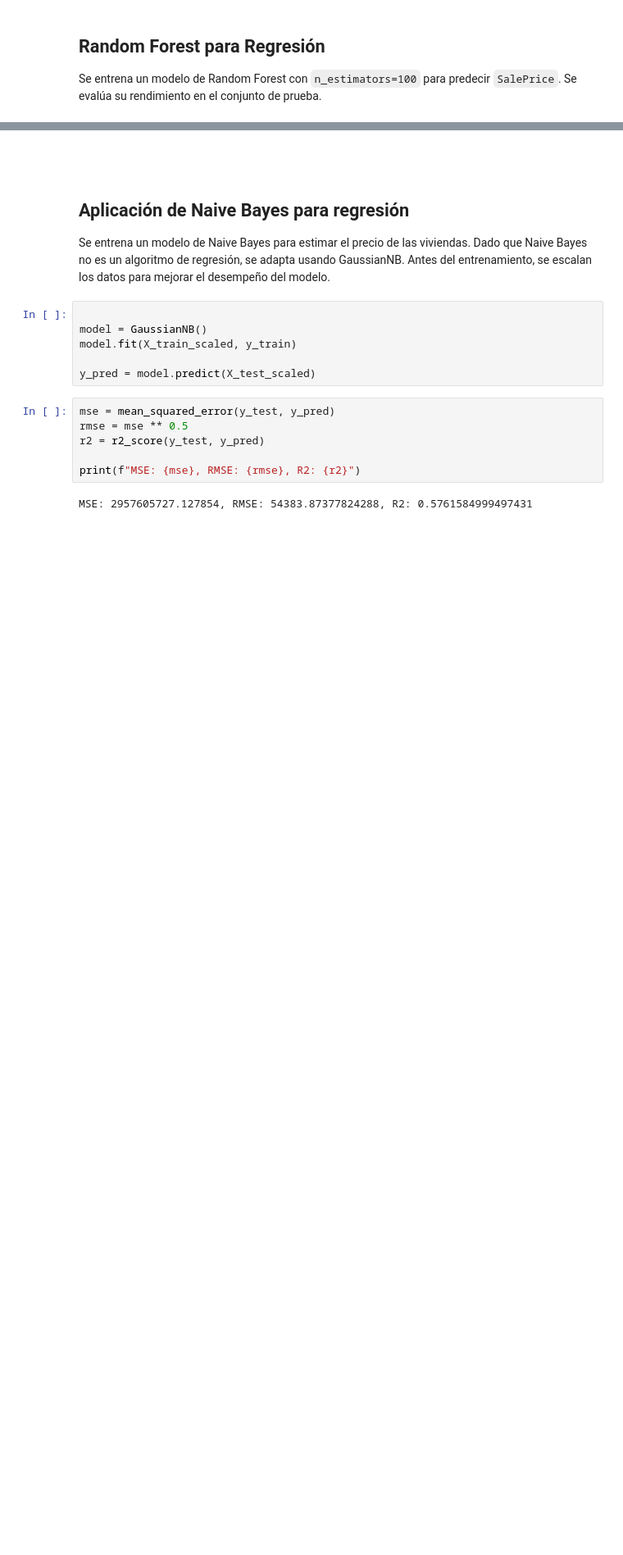
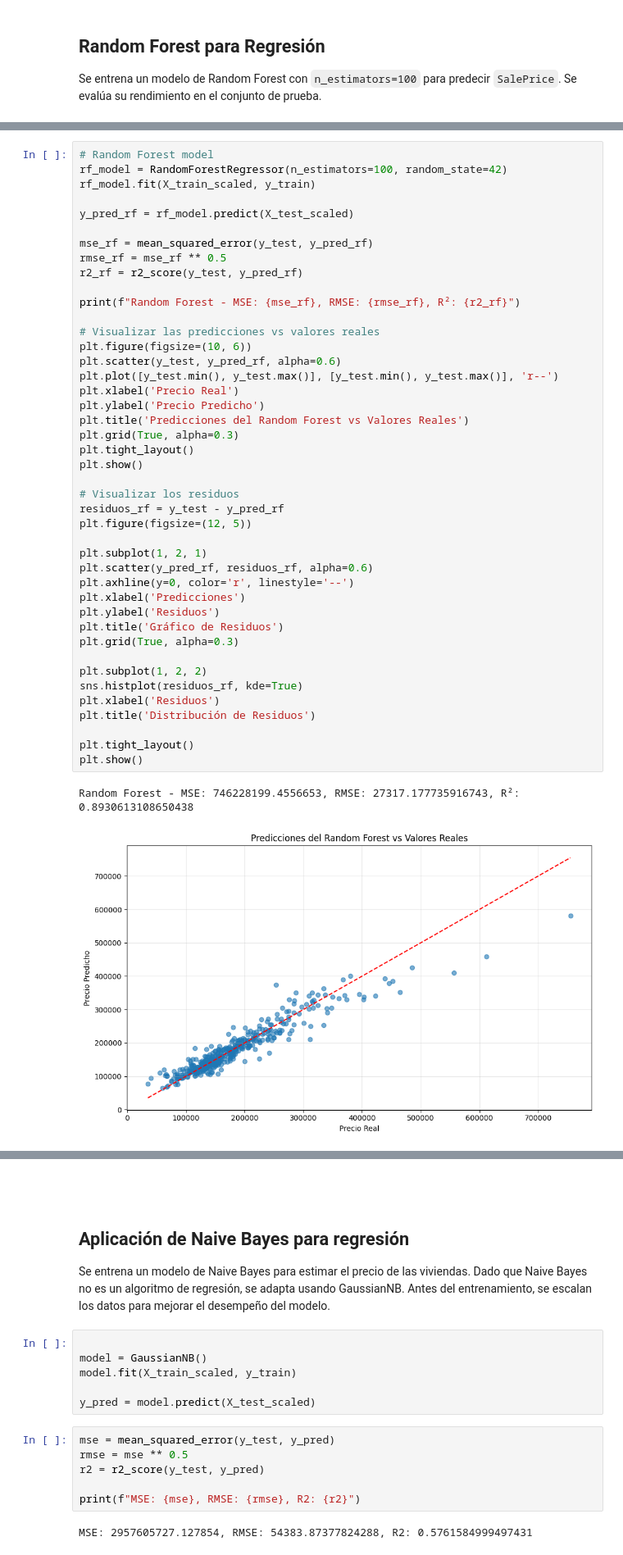
Before and after one commit to Diegoval-Dev/DM-HDT5, a Jupyter notebook: Bayes.ipynb, the cells around one changed output, grey strips where cells are left out. Shown at 82% size. Cells and saved outputs as stored; diff of their text form; blank space fills up the shorter version.

```diff
--- a/Bayes.ipynb
+++ b/Bayes.ipynb
@@ -215,0 +234,46 @@ Random Forest - MSE: 746228199.4556653, RMSE: 27317.177735916743, R2: 0.89306131
+# %%
+# Random Forest model
+rf_model = RandomForestRegressor(n_estimators=100, random_state=42)
+rf_model.fit(X_train_scaled, y_train)
+
+y_pred_rf = rf_model.predict(X_test_scaled)
+
+mse_rf = mean_squared_error(y_test, y_pred_rf)
+rmse_rf = mse_rf ** 0.5
+r2_rf = r2_score(y_test, y_pred_rf)
+
+print(f"Random Forest - MSE: {mse_rf}, RMSE: {rmse_rf}, R²: {r2_rf}")
+
+# Visualizar las predicciones vs valores reales
+plt.figure(figsize=(10, 6))
+plt.scatter(y_test, y_pred_rf, alpha=0.6)
+plt.plot([y_test.min(), y_test.max()], [y_test.min(), y_test.max()], 'r--')
+plt.xlabel('Precio Real')
+plt.ylabel('Precio Predicho')
+plt.title('Predicciones del Random Forest vs Valores Reales')
+plt.grid(True, alpha=0.3)
+plt.tight_layout()
+plt.show()
+
+# Visualizar los residuos
+residuos_rf = y_test - y_pred_rf
+plt.figure(figsize=(12, 5))
+
+plt.subplot(1, 2, 1)
+plt.scatter(y_pred_rf, residuos_rf, alpha=0.6)
+plt.axhline(y=0, color='r', linestyle='--')
+plt.xlabel('Predicciones')
+plt.ylabel('Residuos')
+plt.title('Gráfico de Residuos')
+plt.grid(True, alpha=0.3)
+
+plt.subplot(1, 2, 2)
+sns.histplot(residuos_rf, kde=True)
+plt.xlabel('Residuos')
+plt.title('Distribución de Residuos')
+
+plt.tight_layout()
+plt.show()
+# %% [output]
+Random Forest - MSE: 746228199.4556653, RMSE: 27317.177735916743, R²: 0.8930613108650438
+[figure, added]
```
Also changed, not shown: parts of 5 cells of this notebook.
